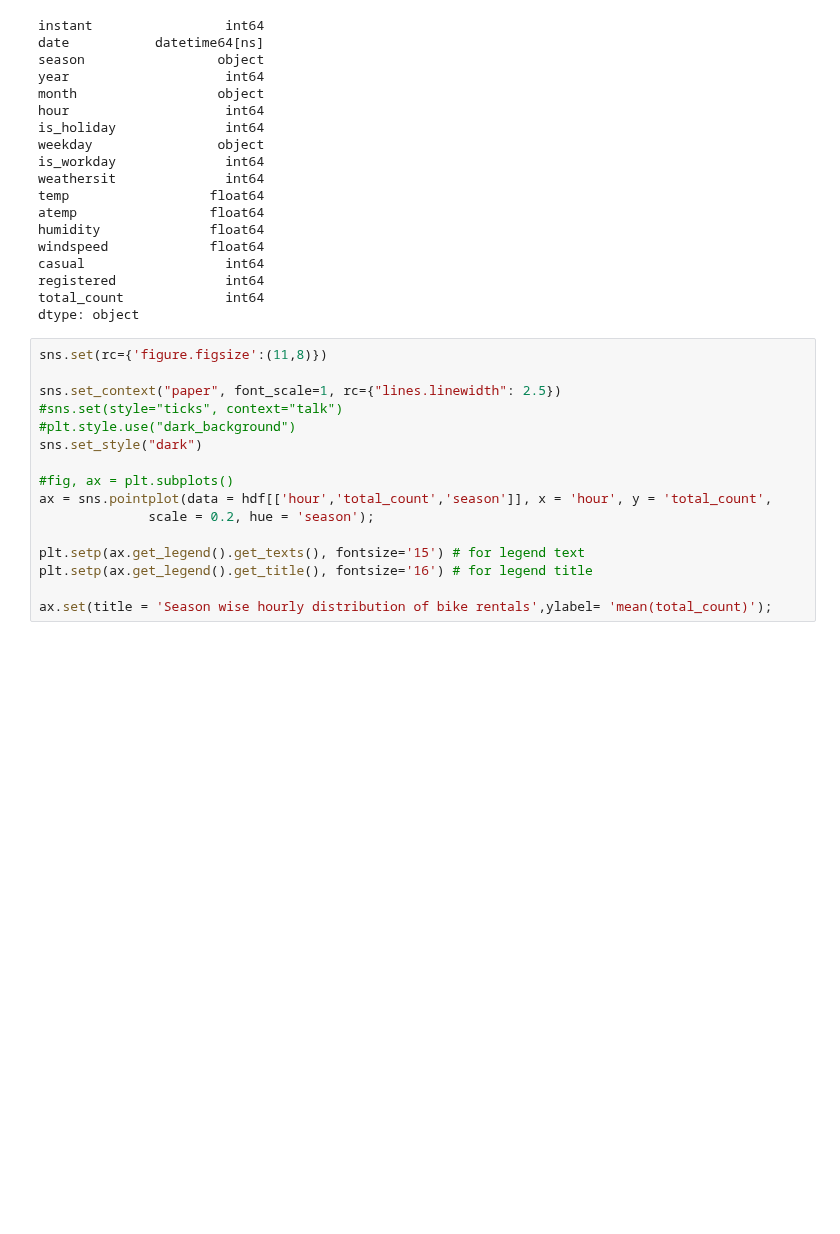
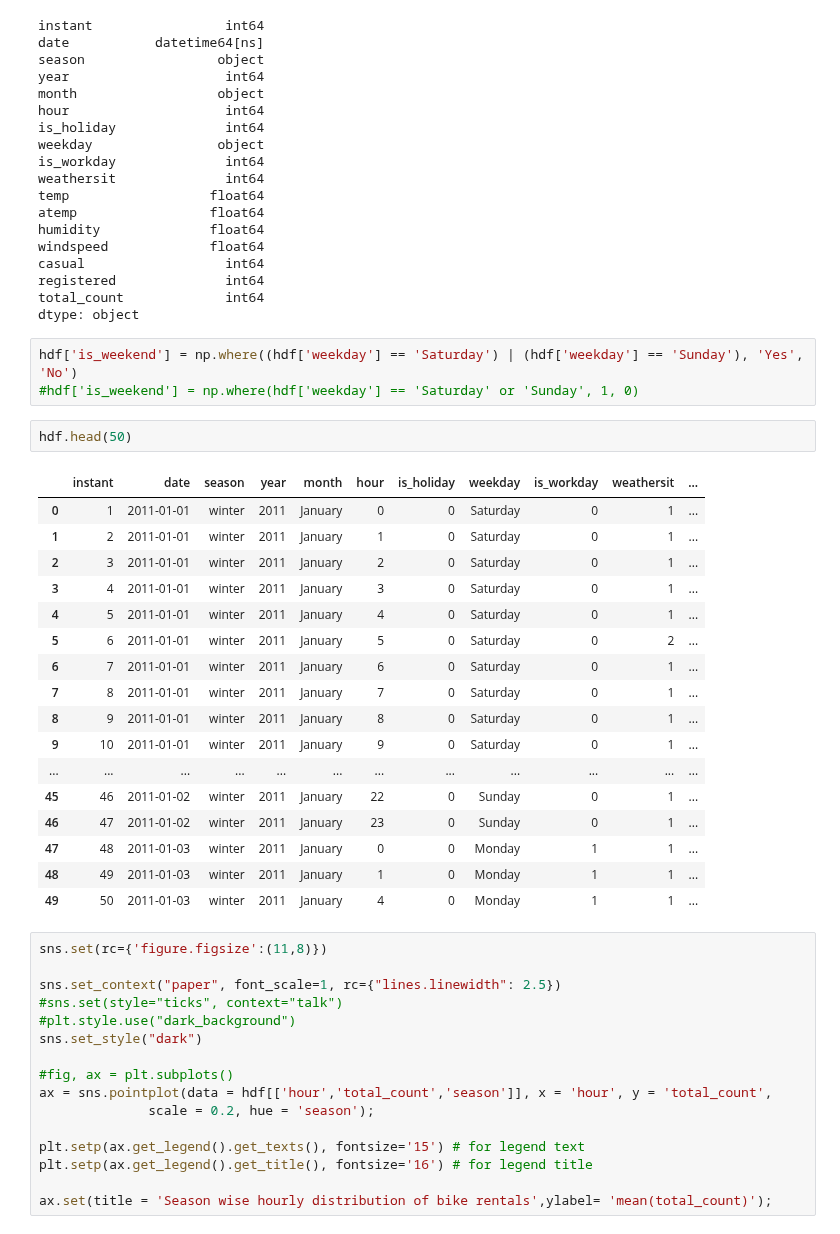
Before and after one commit to shekharbiswas/antelope, a Jupyter notebook: bikesharing.ipynb, the cells around one changed output. Saved outputs shown, nothing was run; the diff lists cells and outputs as text; blank space fills up the shorter version.

Commit message:
weekend

```diff
--- a/bikesharing.ipynb
+++ b/bikesharing.ipynb
@@ -192,6 +192,29 @@ casual                  int64
 registered              int64
 total_count             int64
 dtype: object
+# %%
+hdf['is_weekend'] = np.where((hdf['weekday'] == 'Saturday') | (hdf['weekday'] == 'Sunday'), 'Yes', 'No')
+#hdf['is_weekend'] = np.where(hdf['weekday'] == 'Saturday' or 'Sunday', 1, 0)
+# %%
+hdf.head(50)
+# %% [output]
+|  | instant | date | season | year | month | hour | is_holiday | weekday | is_workday | weathersit | ... |
+| 0 | 1 | 2011-01-01 | winter | 2011 | January | 0 | 0 | Saturday | 0 | 1 | ... |
+| 1 | 2 | 2011-01-01 | winter | 2011 | January | 1 | 0 | Saturday | 0 | 1 | ... |
+| 2 | 3 | 2011-01-01 | winter | 2011 | January | 2 | 0 | Saturday | 0 | 1 | ... |
+| 3 | 4 | 2011-01-01 | winter | 2011 | January | 3 | 0 | Saturday | 0 | 1 | ... |
+| 4 | 5 | 2011-01-01 | winter | 2011 | January | 4 | 0 | Saturday | 0 | 1 | ... |
+| 5 | 6 | 2011-01-01 | winter | 2011 | January | 5 | 0 | Saturday | 0 | 2 | ... |
+| 6 | 7 | 2011-01-01 | winter | 2011 | January | 6 | 0 | Saturday | 0 | 1 | ... |
+| 7 | 8 | 2011-01-01 | winter | 2011 | January | 7 | 0 | Saturday | 0 | 1 | ... |
+| 8 | 9 | 2011-01-01 | winter | 2011 | January | 8 | 0 | Saturday | 0 | 1 | ... |
+| 9 | 10 | 2011-01-01 | winter | 2011 | January | 9 | 0 | Saturday | 0 | 1 | ... |
+| ... | ... | ... | ... | ... | ... | ... | ... | ... | ... | ... | ... |
+| 45 | 46 | 2011-01-02 | winter | 2011 | January | 22 | 0 | Sunday | 0 | 1 | ... |
+| 46 | 47 | 2011-01-02 | winter | 2011 | January | 23 | 0 | Sunday | 0 | 1 | ... |
+| 47 | 48 | 2011-01-03 | winter | 2011 | January | 0 | 0 | Monday | 1 | 1 | ... |
+| 48 | 49 | 2011-01-03 | winter | 2011 | January | 1 | 0 | Monday | 1 | 1 | ... |
+| 49 | 50 | 2011-01-03 | winter | 2011 | January | 4 | 0 | Monday | 1 | 1 | ... |
 # %%
 sns.set(rc={'figure.figsize':(11,8)})
 
```
